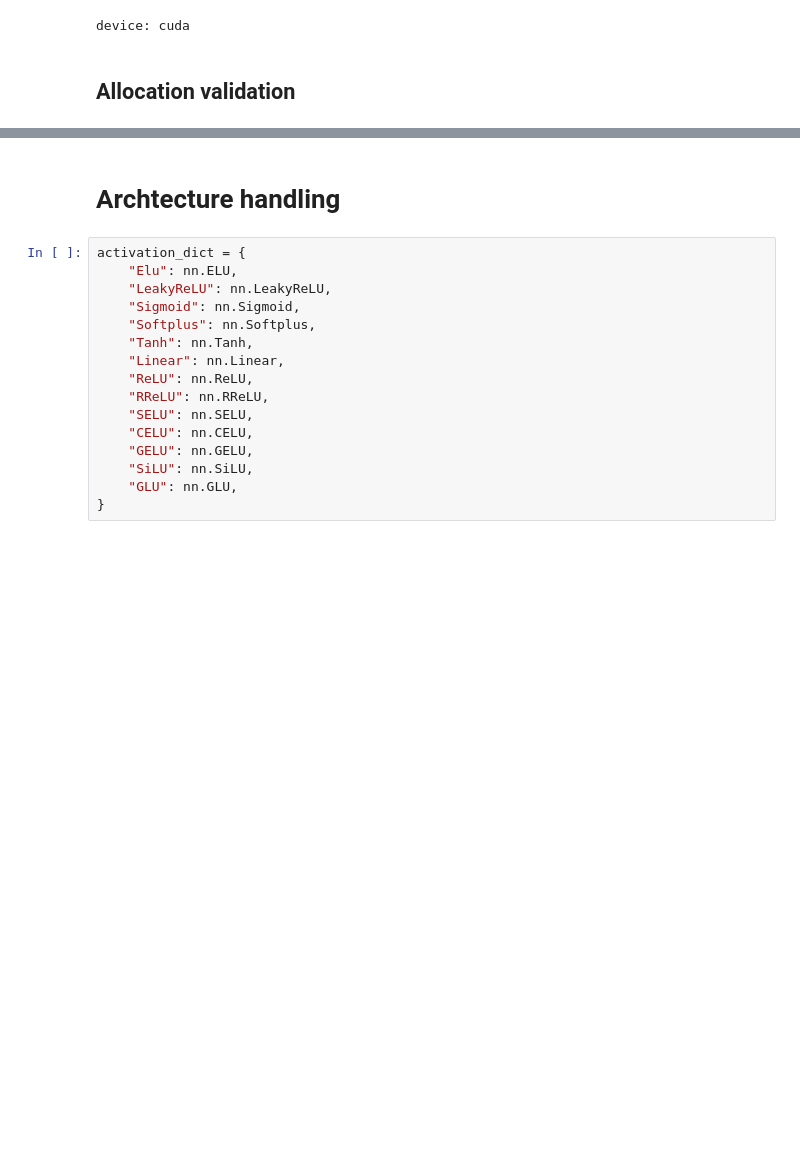
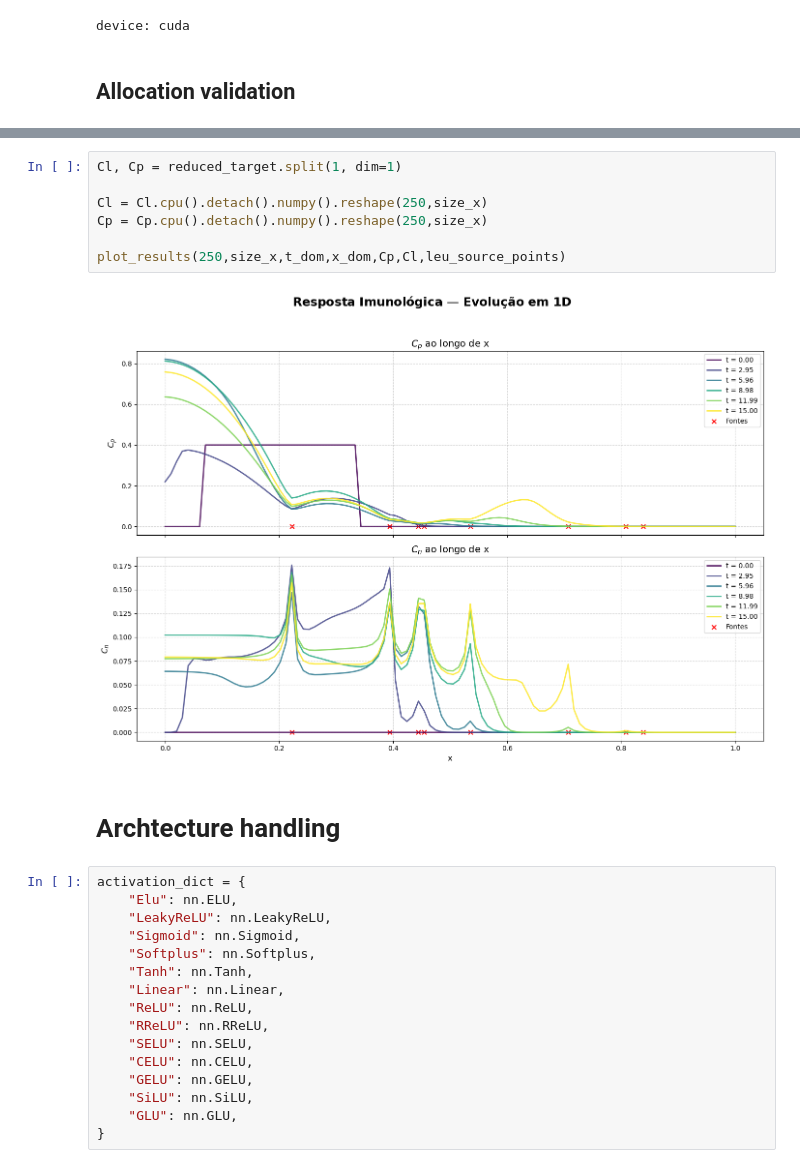
Before and after one commit to Esterci/2D_imune_edema_pinn, a Jupyter notebook: 1D/edp_t_x/pinn_model.ipynb, the cells around one changed output, grey strips where cells are left out. Drawn from its saved outputs; the diff is of its cells as text; blank space fills up the shorter version.

```diff
--- a/1D/edp_t_x/pinn_model.ipynb
+++ b/1D/edp_t_x/pinn_model.ipynb
@@ -483,3 +325,12 @@ plt.show()
+# %%
+Cl, Cp = reduced_target.split(1, dim=1)
+
+Cl = Cl.cpu().detach().numpy().reshape(250,size_x)
+Cp = Cp.cpu().detach().numpy().reshape(250,size_x)
+
+plot_results(250,size_x,t_dom,x_dom,Cp,Cl,leu_source_points)
+# %% [output]
+[figure, added]
 # %% [markdown]
 # Archtecture handling
 # %%
```
Also changed, not shown: parts of 14 cells of this notebook, 5 other files.
